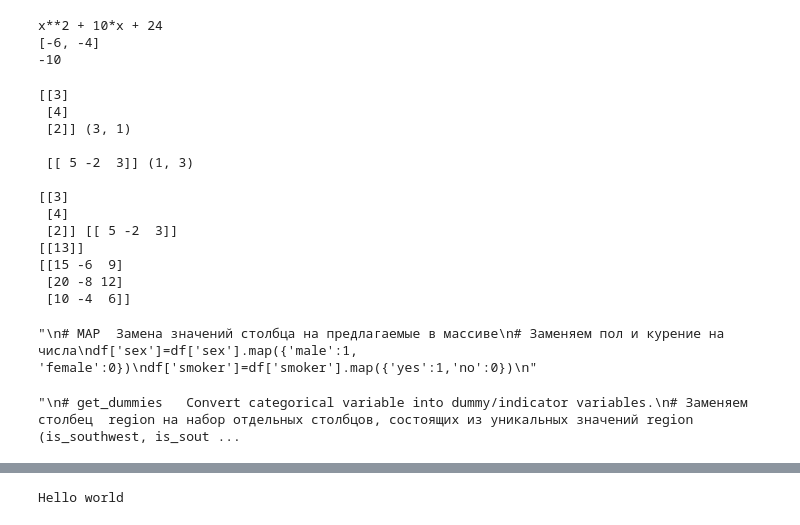
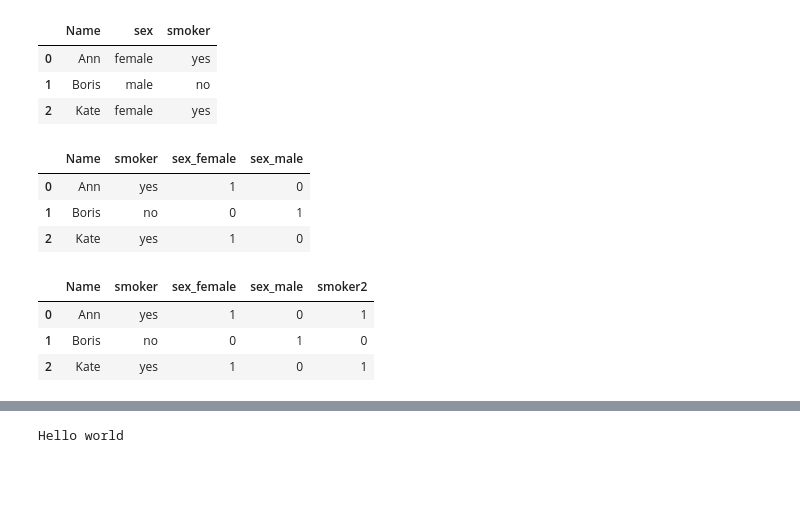
Before and after one commit to IgorBeHolder/Netology, a Jupyter notebook: Python_Tricks.ipynb, the cells around one changed output, grey strips where cells are left out. Drawn from its saved outputs; the diff is of its cells as text; code cells hidden in the pictures; blank space fills up the shorter version.

```diff
--- a/Python_Tricks.ipynb
+++ b/Python_Tricks.ipynb
@@ -1,39 +0,0 @@
-# %%
-import sympy as sp
-from sympy import Matrix
-import pandas as pd
-
-x = sp.symbols("x")
-A = Matrix([[5, -3, x], [1, 1, -2], [2, x + 2, -1]])
-det = A.det()
-print(det)
-print(sp.solve(det))
-print(sum(sp.solve(det)))
-# %% [output]
-x**2 + 10*x + 24
-[-6, -4]
--10
-# %%
-import numpy as np
-# matrix product
-a = np.array([[3],[4],[2]])
-b = np.array([5,-2,3])
-b= b.reshape(1,3)  # [5,-2,3] -> [[ 5 -2  3]]
-print(a,a.shape,'\n\n',b,b.shape,'\n')
-print(a,b)
-print(b@a)
-print(a@b)
-# %% [output]
-[[3]
- [4]
- [2]] (3, 1)
-
- [[ 5 -2  3]] (1, 3)
-
-[[3]
- [4]
- [2]] [[ 5 -2  3]]
-[[13]]
-[[15 -6  9]
- [20 -8 12]
- [10 -4  6]]
@@ -40,13 +4,32 @@ print(a@b)
+# %%
+# Замена значений столбца на предлагаемые в массиве
+# Заменяем пол и курение на числа
+df = pd.DataFrame(np.array([['Ann','female','yes'],
+                ['Boris','male','no'],
+                ['Kate','female','yes']]),
+                    columns= ['Name', 'sex', 'smoker'])
+df
+# %% [output]
+|  | Name | sex | smoker |
+| 0 | Ann | female | yes |
+| 1 | Boris | male | no |
+| 2 | Kate | female | yes |
+# %%
+# get_dummies   Convert categorical variable into dummy/indicator variables.
+
+df = pd.get_dummies(df, columns=['sex'])
+df
+# %% [output]
+|  | Name | smoker | sex_female | sex_male |
+| 0 | Ann | yes | 1 | 0 |
+| 1 | Boris | no | 0 | 1 |
+| 2 | Kate | yes | 1 | 0 |
 # %%
-# Замена значений столбца на предлагаемые в массиве
-# Заменяем пол и курение на числа
-df['sex']=df['sex'].map({'male':1, 'female':0})
-df['smoker']=df['smoker'].map({'yes':1,'no':0})
+# df['sex2']=df['sex'].map({'male':1, 'female':0})
+df['smoker2']=df['smoker'].map({'yes':1,'no':0})
+df
 # %% [output]
-"\n# MAP  Замена значений столбца на предлагаемые в массиве\n# Заменяем пол и курение на числа\ndf['sex']=df['sex'].map({'male':1, 'female':0})\ndf['smoker']=df['smoker'].map({'yes':1,'no':0})\n"
+|  | Name | smoker | sex_female | sex_male | smoker2 |
+| 0 | Ann | yes | 1 | 0 | 1 |
+| 1 | Boris | no | 0 | 1 | 0 |
+| 2 | Kate | yes | 1 | 0 | 1 |
-# %%
-# get_dummies   Convert categorical variable into dummy/indicator variables.
-# Заменяем столбец  region на набор отдельных столбцов, состоящих из уникальных значений region  (is_southwest, is_southeast и тп)  ака ТРАНСПОНИРОВАНИЕ
-df = pd.get_dummies(df, columns=['region'])
-# %% [output]
-"\n# get_dummies   Convert categorical variable into dummy/indicator variables.\n# Заменяем столбец  region на набор отдельных столбцов, состоящих из уникальных значений region  (is_southwest, is_sout ...
```
Also changed, not shown: parts of 42 cells of this notebook, 12 other files.
